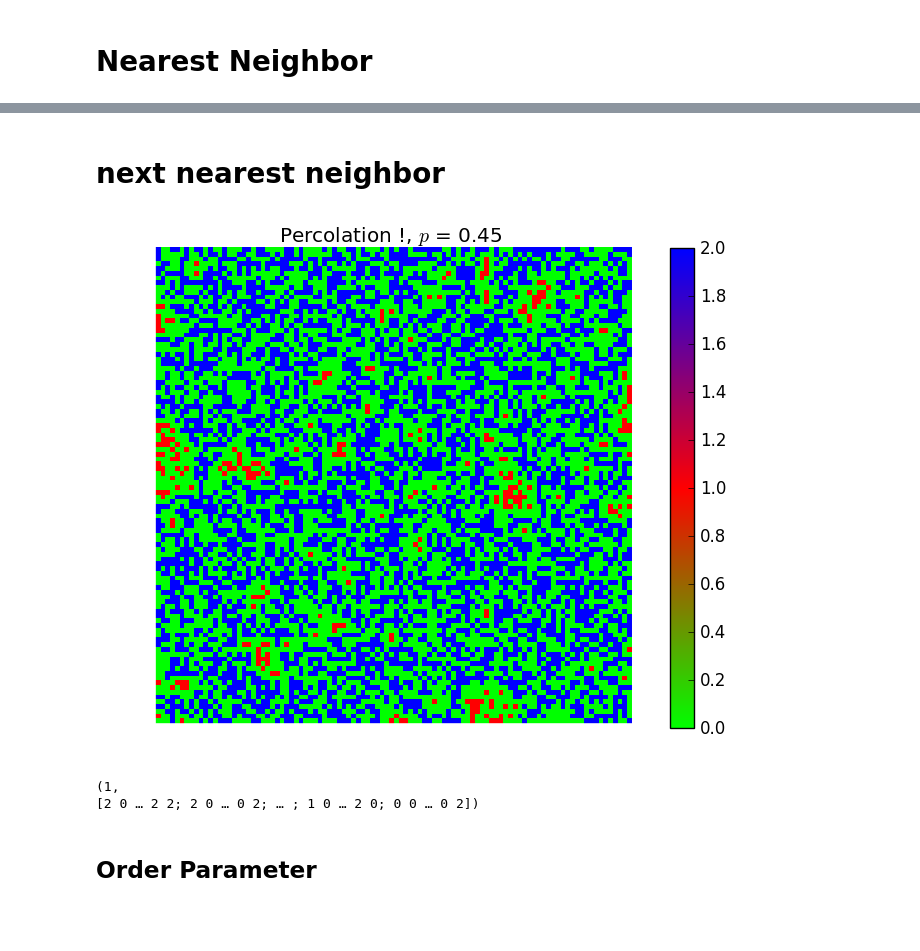
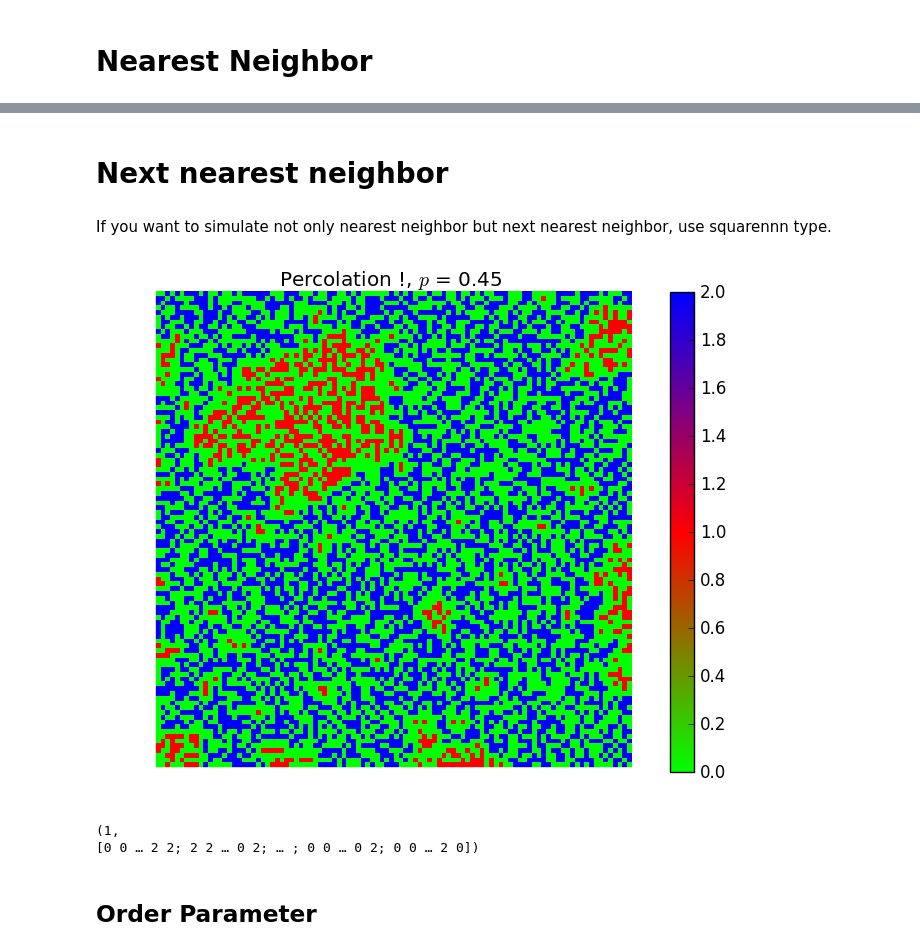
Before and after one commit to goropikari/Percolation.jl, a Jupyter notebook: example/percolation.ipynb, the cells around one changed output, grey strips where cells are left out. Drawn from its saved outputs; the diff is of its cells as text; code cells hidden in the pictures; blank space fills up the shorter version.

```diff
--- a/example/percolation.ipynb
+++ b/example/percolation.ipynb
@@ -23,14 +42,15 @@ percolation(square, colorbar=false, color="hot")
 # %% [markdown]
-# next nearest neighbor
+# Next nearest neighbor
+# %% [markdown]
+If you want to simulate not only nearest neighbor but next nearest neighbor, use squarennn type.
 # %%
-# If you want to simulate not only nearest neighbor but next nearest neighbor, use squarennn type.
 N = 100; p = 0.45
-size = squarennn(N, N, p)
+size = squarennn(N, p)
 percolation(size)
 # %% [output]
-[figure, old version]
+[figure, new version]
 (1,
-[2 0 … 2 2; 2 0 … 0 2; … ; 1 0 … 2 0; 0 0 … 0 2])
+[0 0 … 2 2; 2 2 … 0 2; … ; 0 0 … 0 2; 0 0 … 2 0])
 # %% [markdown]
 ## Order Parameter
 # %%
```
Also changed, not shown: parts of 13 cells of this notebook, 10 other files.
